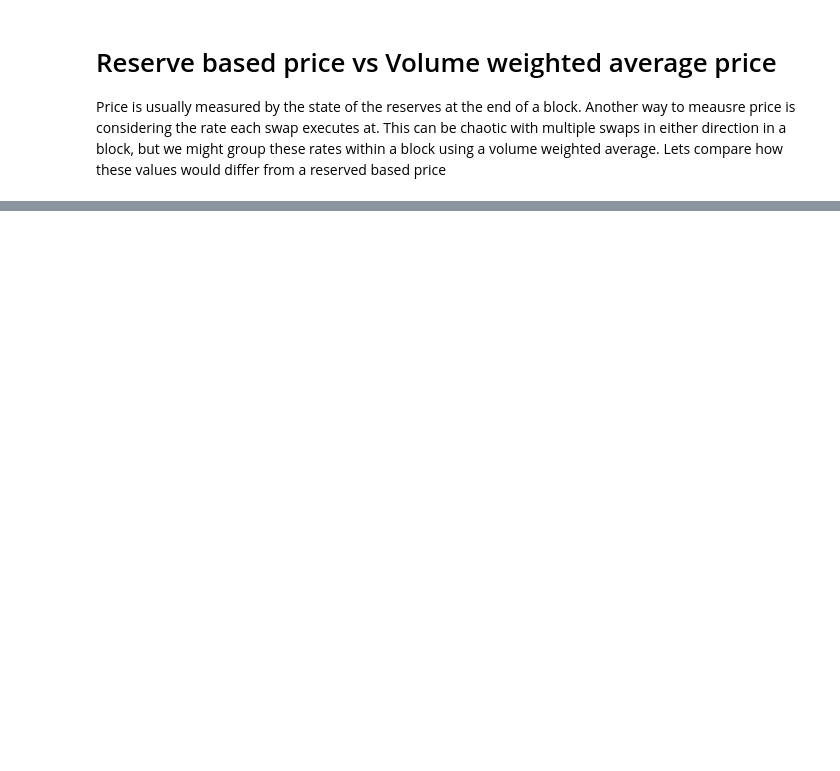
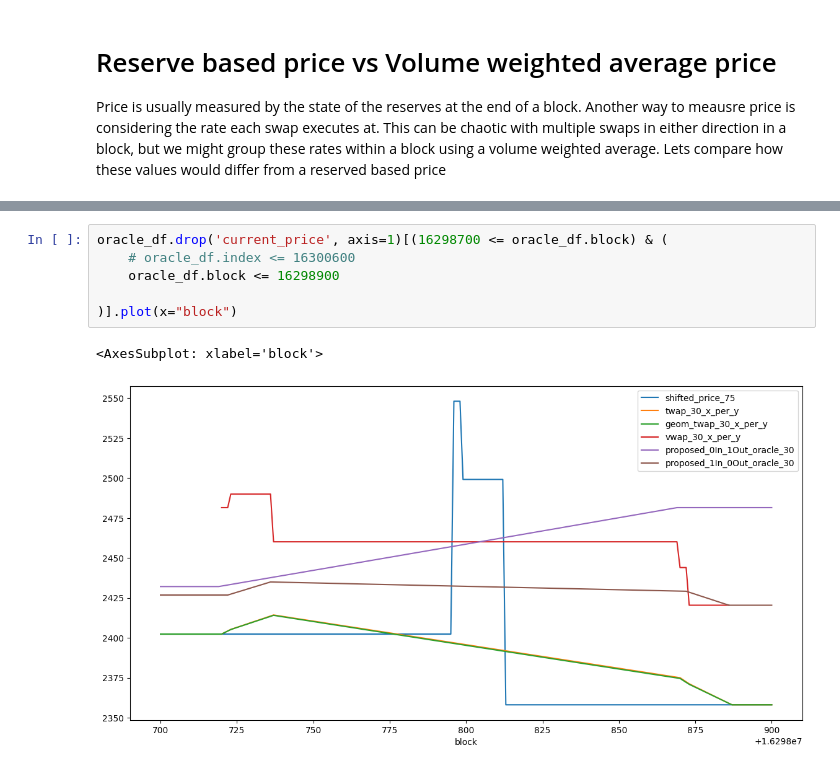
Before and after one commit to Ammalgam-Protocol/data-analysis, a Jupyter notebook: data-analysis.ipynb, the cells around one changed output, grey strips where cells are left out. Drawn from its saved outputs; the diff is of its cells as text; blank space fills up the shorter version.

```diff
--- a/data-analysis.ipynb
+++ b/data-analysis.ipynb
@@ -183,0 +193,9 @@ plt.show()
+# %%
+oracle_df.drop('current_price', axis=1)[(16298700 <= oracle_df.block) & (
+    # oracle_df.index <= 16300600
+    oracle_df.block <= 16298900
+
+)].plot(x="block")
+# %% [output]
+<AxesSubplot: xlabel='block'>
+[figure, added]
```
Also changed, not shown: parts of 32 cells of this notebook, 6 other files.
